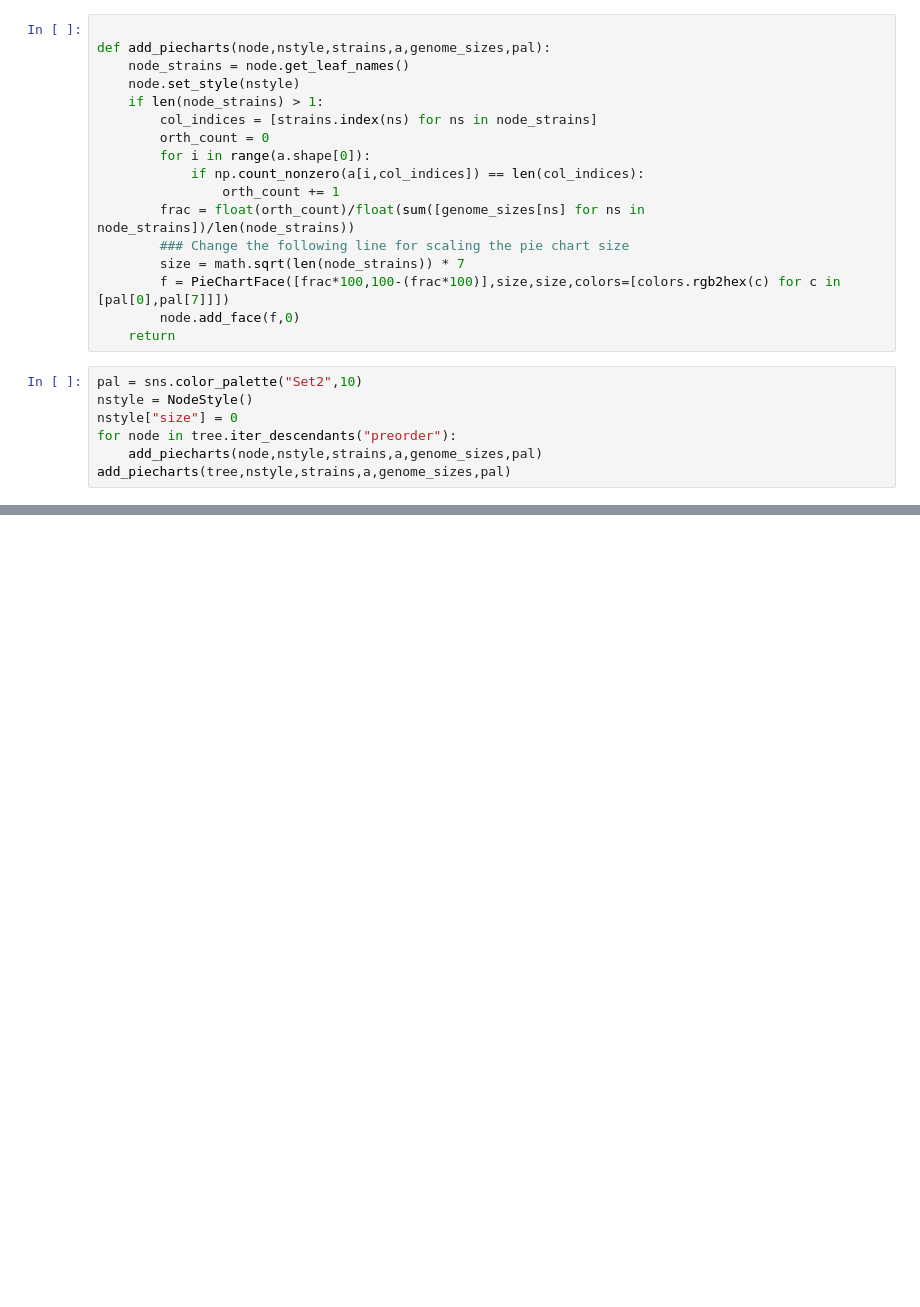
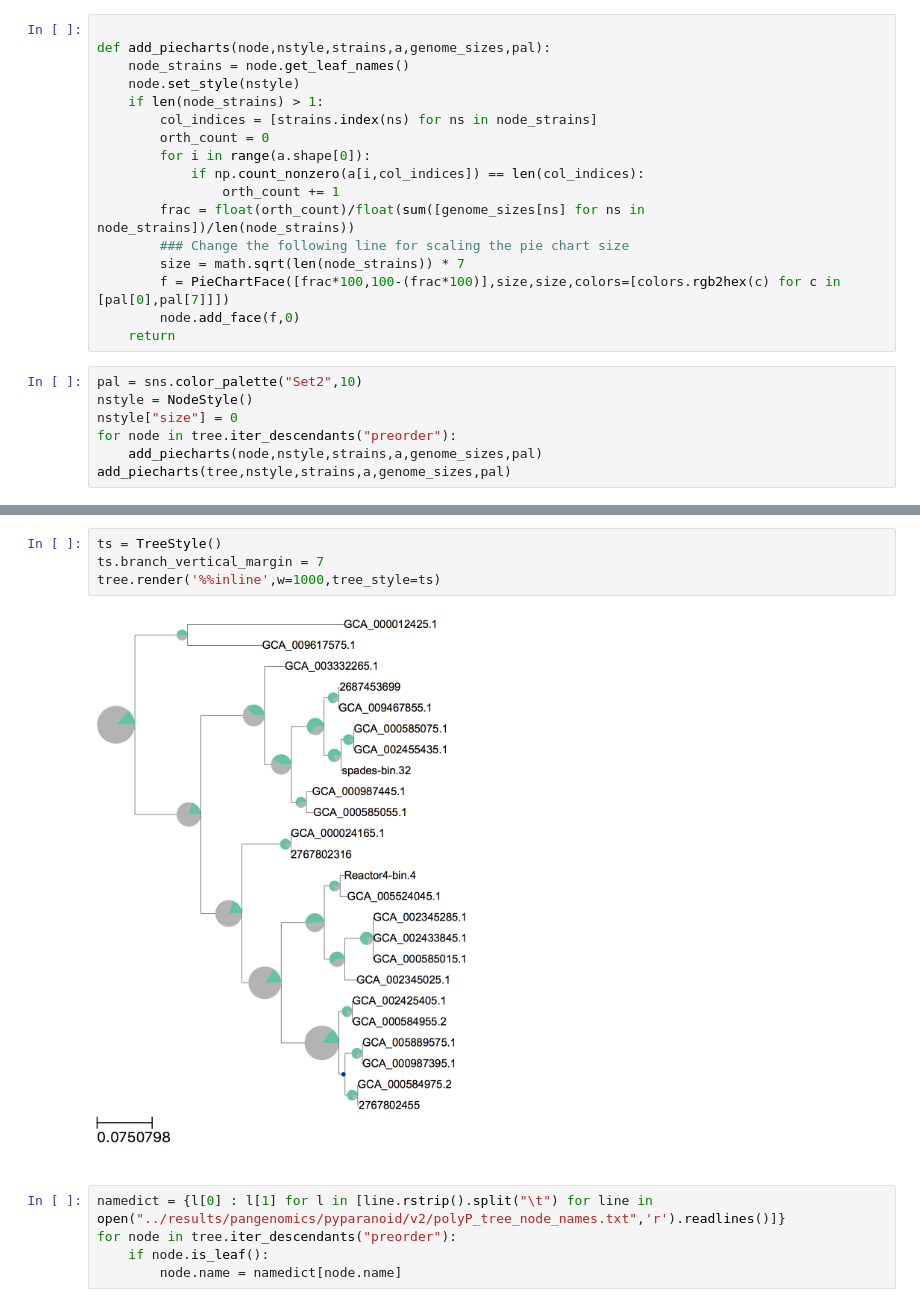
Before and after one commit to elizabethmcd/R3R4, a Jupyter notebook: notebooks/accumulibacter_comparisons_pypar.ipynb, the cells around one changed output, grey strips where cells are left out. Cells and saved outputs as stored; diff of their text form; blank space fills up the shorter version.

```diff
--- a/notebooks/accumulibacter_comparisons_pypar.ipynb
+++ b/notebooks/accumulibacter_comparisons_pypar.ipynb
@@ -54 +60,12 @@ add_piecharts(tree,nstyle,strains,a,genome_sizes,pal)
+# %%
+ts = TreeStyle()
+ts.branch_vertical_margin = 7
+tree.render('%%inline',w=1000,tree_style=ts)
+# %% [output]
+[figure, added]
+# %%
+namedict = {l[0] : l[1] for l in [line.rstrip().split("\t") for line in open("../results/pangenomics/pyparanoid/v2/polyP_tree_node_names.txt",'r').readlines()]}
+for node in tree.iter_descendants("preorder"):
+    if node.is_leaf():
+        node.name = namedict[node.name]
 # %%
```
Also changed, not shown: parts of 7 cells of this notebook, 1 other file.
